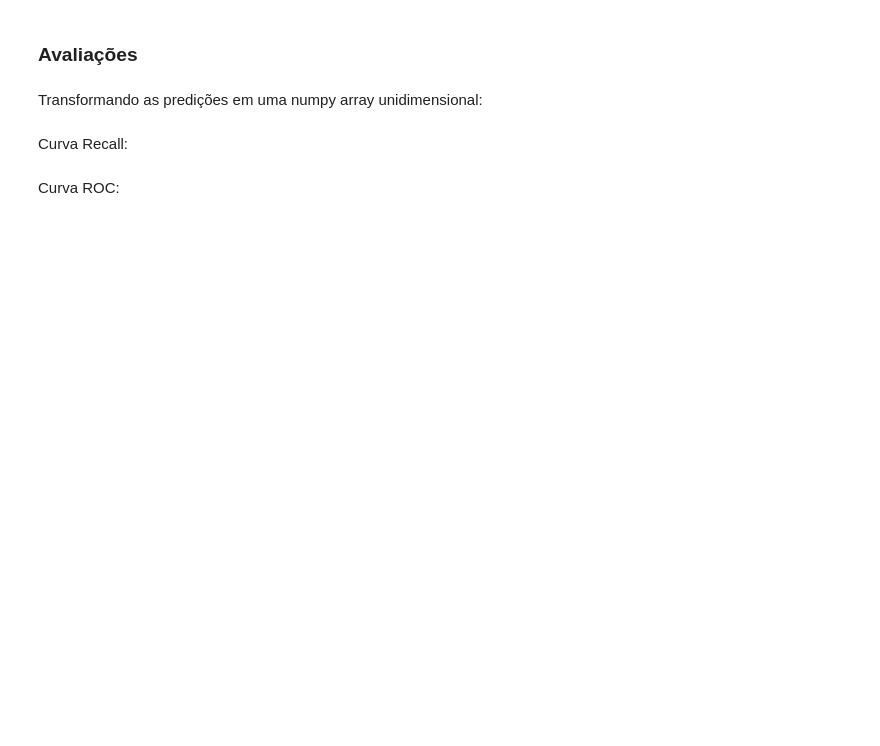
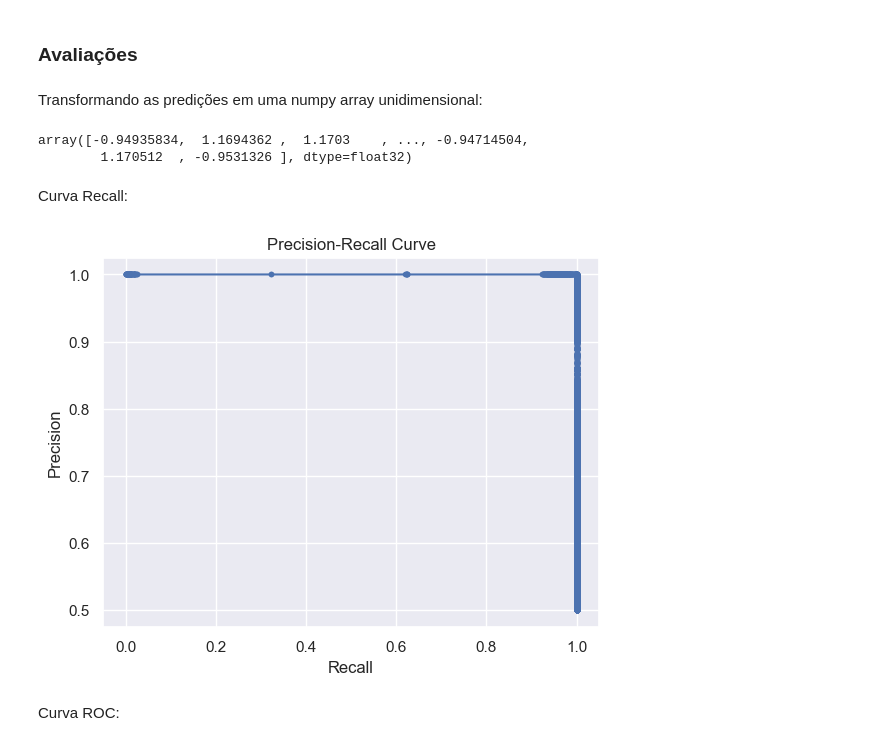
Before and after one commit to luiz-linkezio/IDS-Redes_Veiculares, a Jupyter notebook: Ethernet/Treinamento_do(s)_modelo(s)_de_IA.ipynb, the cells around one changed output. Drawn from its saved outputs; the diff is of its cells as text; code cells hidden in the pictures; blank space fills up the shorter version.

```diff
--- a/Ethernet/Treinamento_do(s)_modelo(s)_de_IA.ipynb
+++ b/Ethernet/Treinamento_do(s)_modelo(s)_de_IA.ipynb
@@ -128,9 +125,9 @@ Manipualação da quantidade/proporção dos dados:
 # %%
 # OPCIONAL!!!
 len_min = min(len(df_benign),len(df_drop_packets),len(df_delay),len(df_out_of_sequence), len(df_transmit_timestamp_jitter))
-NUM_OF_ATTACKS = 3
+NUM_OF_ATTACKS = 4
 
-len_min = int(len_min / 10)
+#len_min = int(len_min / 10)
 
 df_benign = df_benign.head(len_min * NUM_OF_ATTACKS)
 df_drop_packets = df_drop_packets.head(len_min)
@@ -190,7 +201,7 @@ def create_slicing_windows(data, labels, time_step=1):
 # %% [markdown]
 Definição do tamanho da janela:
 # %%
-WINDOW_SIZE = 1500
+WINDOW_SIZE = 100
 # %% [markdown]
 Criação das janelas deslizantes:
 # %%
@@ -335,6 +417,9 @@ Transformando as predições em uma numpy array unidimensional:
 # %%
 predicts_1d = np.array([predict[0] for predict in predicts])
 predicts_1d
+# %% [output]
+array([-0.94935834,  1.1694362 ,  1.1703    , ..., -0.94714504,
+        1.170512  , -0.9531326 ], dtype=float32)
 # %%
 def plot_precision_recall_curve(y_true, y_score):
     precision, recall, _ = precision_recall_curve(y_true, y_score)
@@ -350,3 +433,8 @@ plot_precision_recall_curve(test_labels, predicts_1d)
+# %%
+if classifier_type == "bc":
+    plot_precision_recall_curve(test_labels, predicts_1d)
+# %% [output]
+[figure, added]
 # %%
 def plot_roc_curve(y_true, y_score, max_fpr=1.0):
   fpr, tpr, thresholds = roc_curve(y_true, y_score)
```
Also changed, not shown: parts of 32 cells of this notebook, 11 other files.
